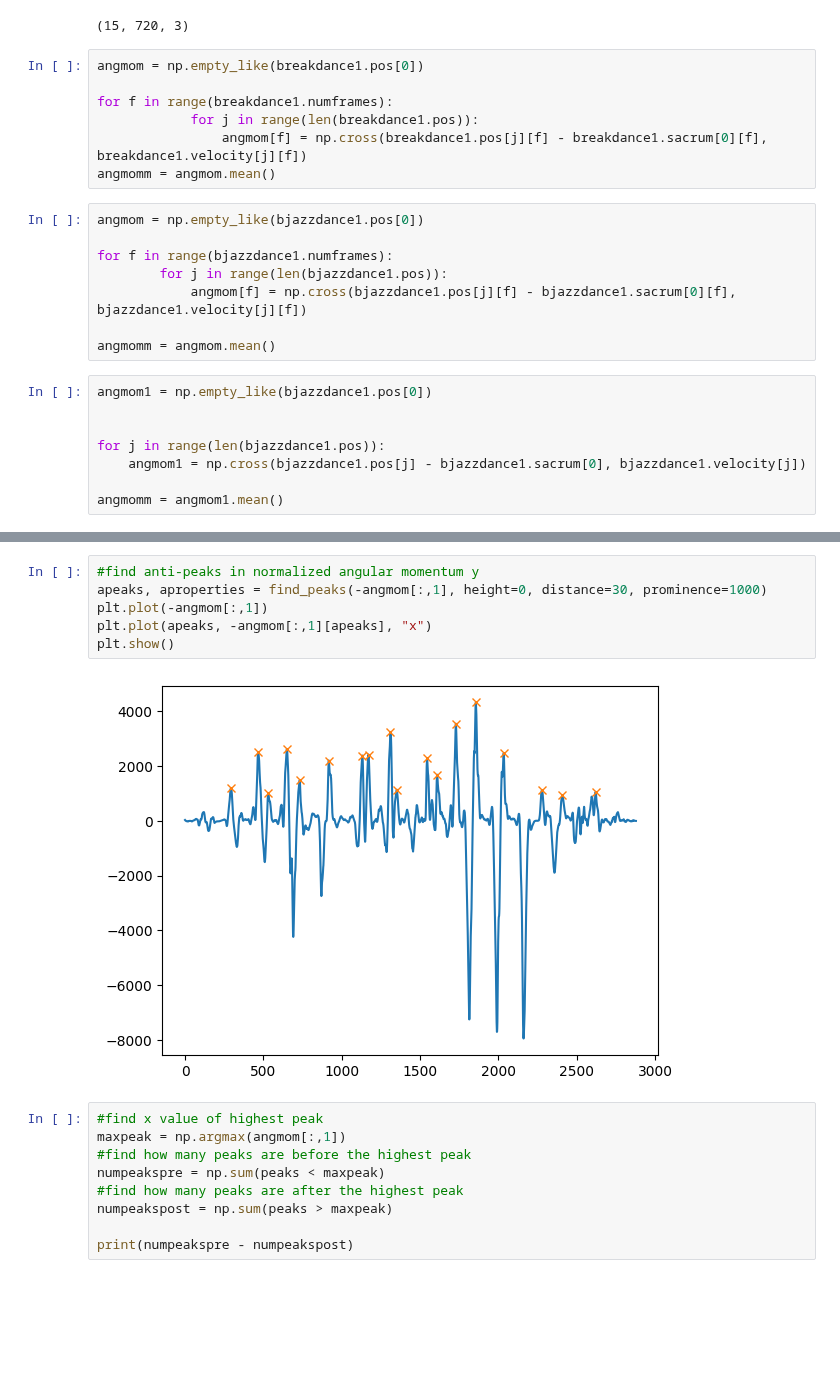
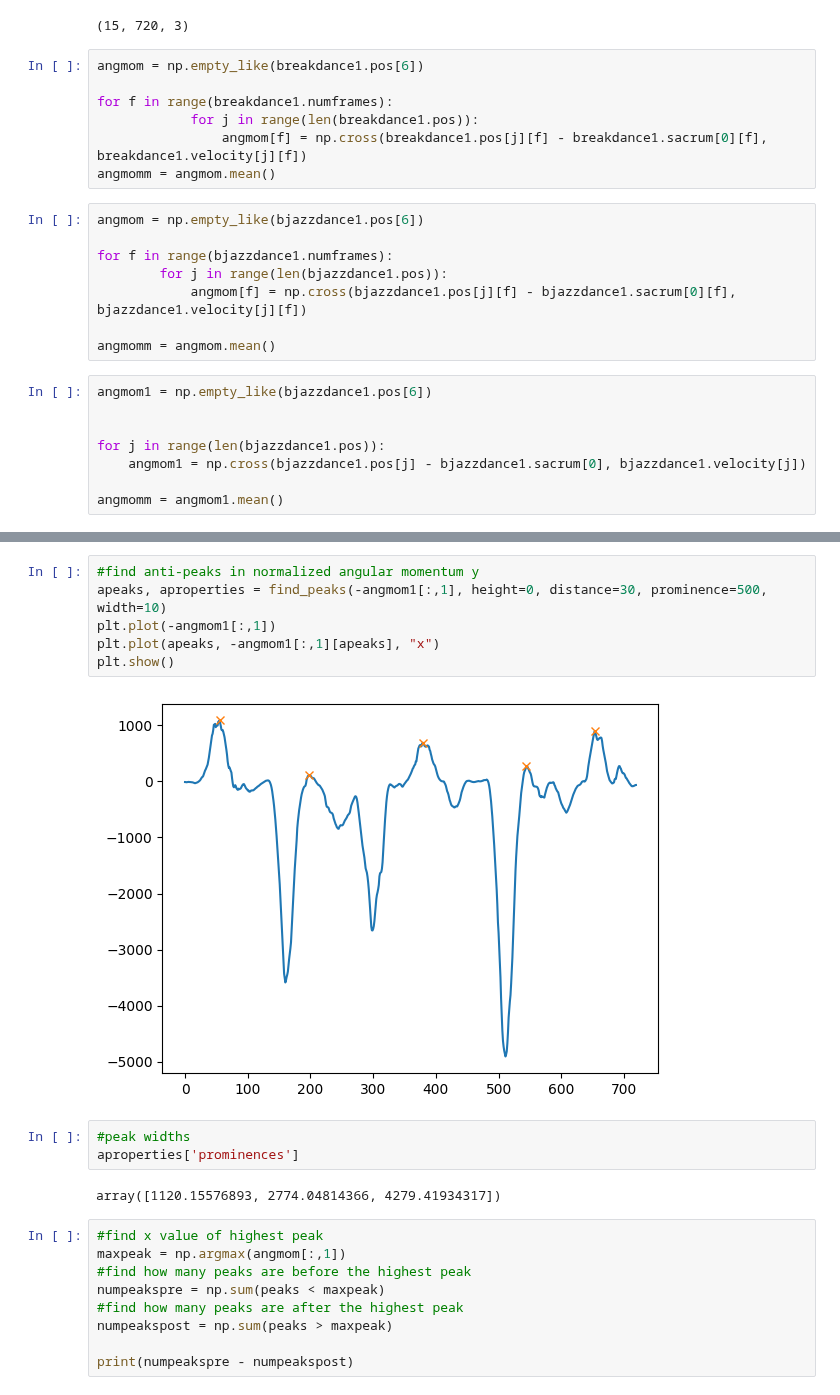
Before and after one commit to tBenBaker/MovementClassifier, a Jupyter notebook: DanceProj1/notebooks/scratch_feature_explore.ipynb, the cells around one changed output, grey strips where cells are left out. Cells and saved outputs as stored; diff of their text form; blank space fills up the shorter version.

```diff
--- a/DanceProj1/notebooks/scratch_feature_explore.ipynb
+++ b/DanceProj1/notebooks/scratch_feature_explore.ipynb
@@ -78,14 +78,14 @@ print(pos.shape)
 # %% [output]
 (15, 720, 3)
 # %%
-angmom = np.empty_like(breakdance1.pos[0])
+angmom = np.empty_like(breakdance1.pos[6])
 
 for f in range(breakdance1.numframes):
             for j in range(len(breakdance1.pos)):
                 angmom[f] = np.cross(breakdance1.pos[j][f] - breakdance1.sacrum[0][f], breakdance1.velocity[j][f])
 angmomm = angmom.mean()
 # %%
-angmom = np.empty_like(bjazzdance1.pos[0])
+angmom = np.empty_like(bjazzdance1.pos[6])
 
 for f in range(bjazzdance1.numframes):
         for j in range(len(bjazzdance1.pos)):
@@ -93,7 +93,7 @@ for f in range(bjazzdance1.numframes):
 
 angmomm = angmom.mean()
 # %%
-angmom1 = np.empty_like(bjazzdance1.pos[0])
+angmom1 = np.empty_like(bjazzdance1.pos[6])
 
 
 for j in range(len(bjazzdance1.pos)):
@@ -121,12 +121,17 @@ plt.show()
 [figure]
 # %%
 #find anti-peaks in normalized angular momentum y
-apeaks, aproperties = find_peaks(-angmom[:,1], height=0, distance=30, prominence=1000)
-plt.plot(-angmom[:,1])
-plt.plot(apeaks, -angmom[:,1][apeaks], "x")
+apeaks, aproperties = find_peaks(-angmom1[:,1], height=0, distance=30, prominence=500, width=10)
+plt.plot(-angmom1[:,1])
+plt.plot(apeaks, -angmom1[:,1][apeaks], "x")
 plt.show()
 # %% [output]
-[figure, old version]
+[figure, new version]
+# %%
+#peak widths
+aproperties['prominences']
+# %% [output]
+array([1120.15576893, 2774.04814366, 4279.41934317])
 # %%
 #find x value of highest peak
 maxpeak = np.argmax(angmom[:,1])
```
Also changed, not shown: parts of 3 cells of this notebook, 7 other files.
